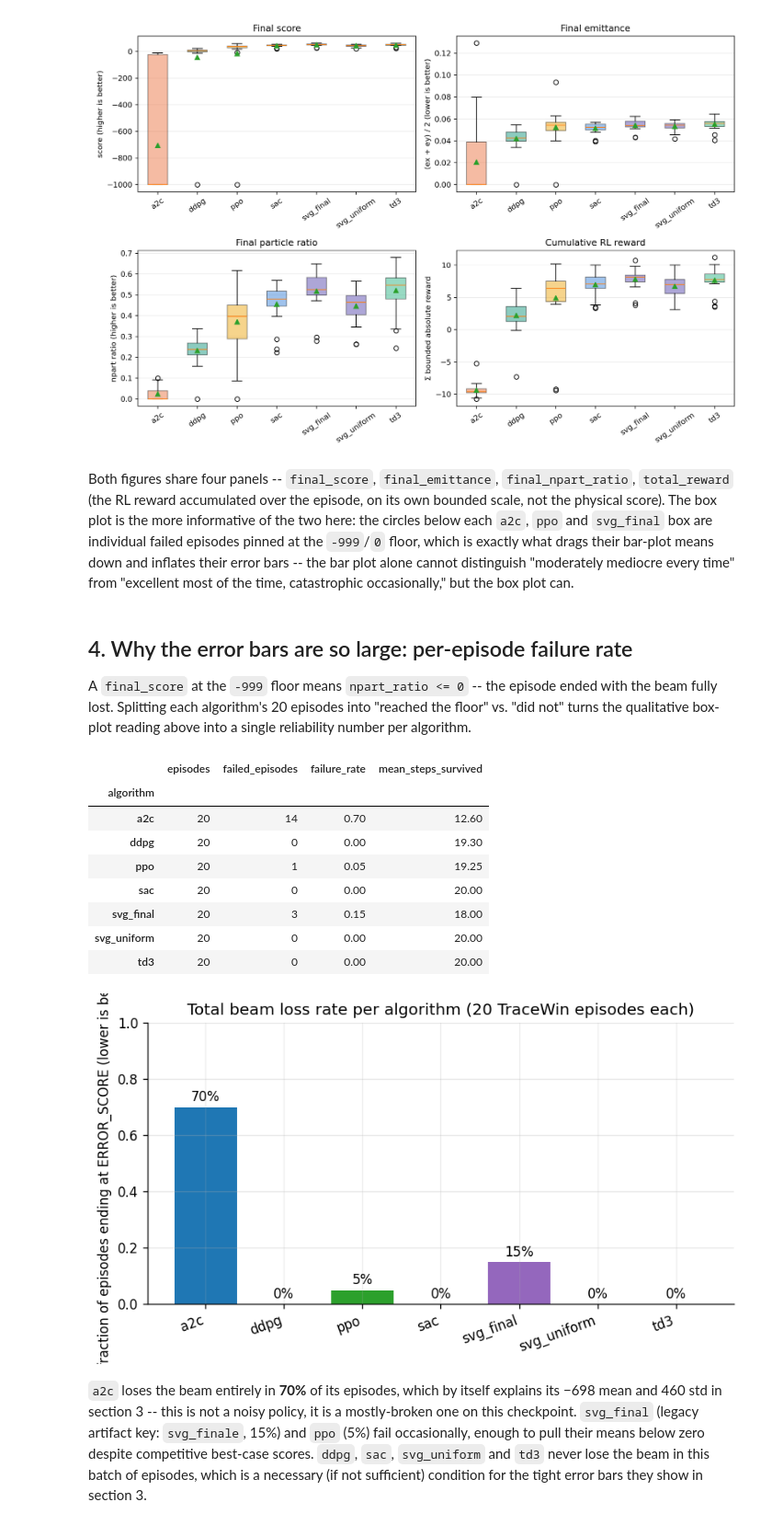
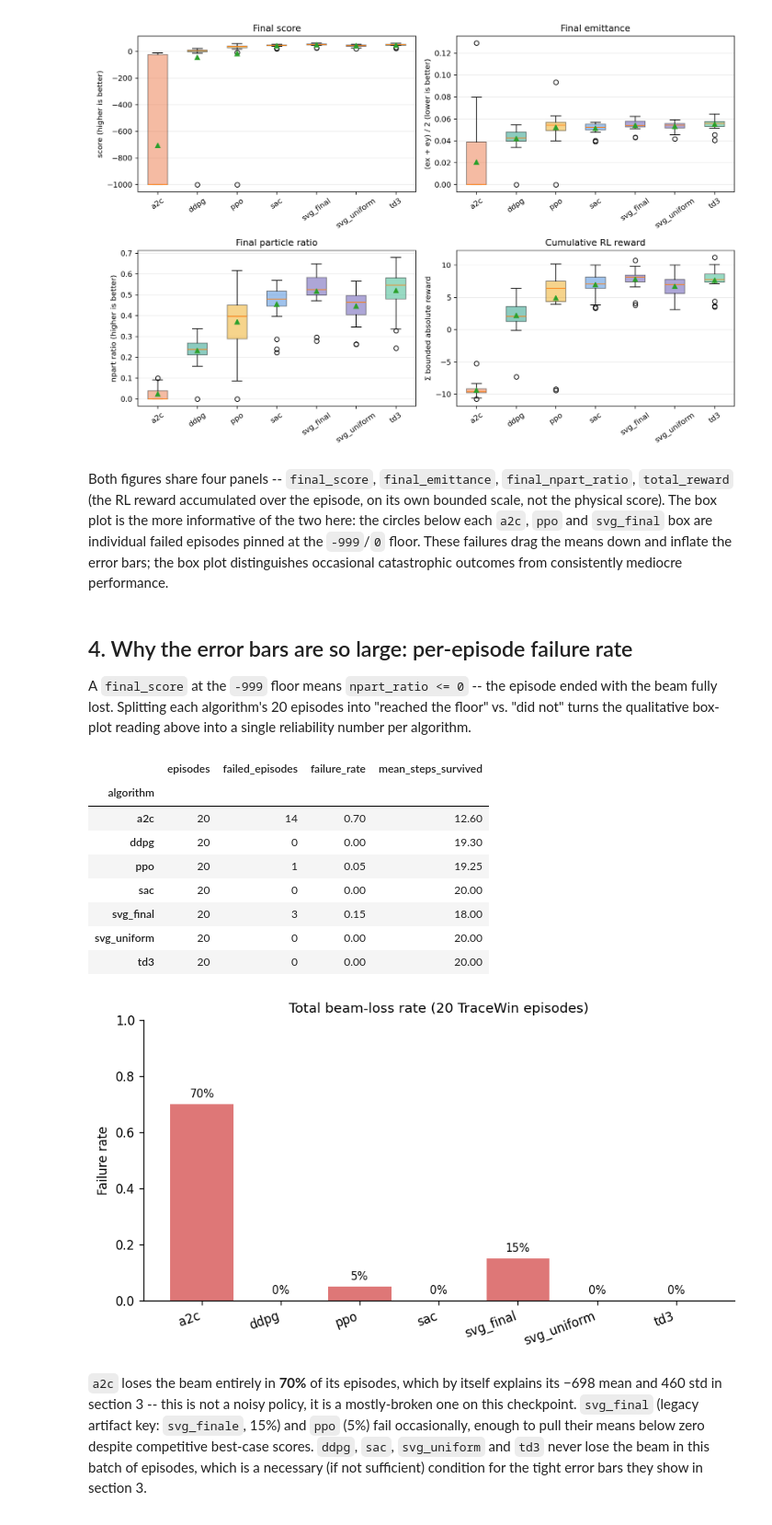
Before and after one commit to boorgoof/rl_beam_optimization, a Jupyter notebook: beam_optimization/results/benchmark_results_summary.ipynb, the cells around one changed output. Shown at 92% size. Cells and saved outputs as stored; diff of their text form; code cells hidden in the pictures.

```diff
--- a/beam_optimization/results/benchmark_results_summary.ipynb
+++ b/beam_optimization/results/benchmark_results_summary.ipynb
@@ -49,10 +41,13 @@ BENCHMARK_DIR = REPO_ROOT / "beam_optimization" / "results" / "benchmark"
 TRAIN_RUN_DIR = (REPO_ROOT / "beam_optimization" / "results" / "train" / "rl"
                  / "final_thesis_018_a015_s025_steps300k")
 BAYESIAN_DIR = (REPO_ROOT / "beam_optimization" / "results"
-                / "bayesian_opt" / "cold_start")
+                / "bayesian_opt" / "warm_start_workspace1_5x300")
+BENCHMARK_031_30_DIR = (BENCHMARK_DIR
+                        / "final_thesis_031_a015_s025_steps300k_workspace2_30steps")
 assert BENCHMARK_DIR.is_dir(), f"Missing benchmark folder: {BENCHMARK_DIR}"
 assert TRAIN_RUN_DIR.is_dir(), f"Missing training run: {TRAIN_RUN_DIR}"
 assert BAYESIAN_DIR.is_dir(), f"Missing Bayesian folder: {BAYESIAN_DIR}"
+assert BENCHMARK_031_30_DIR.is_dir(), f"Missing 30-step benchmark: {BENCHMARK_031_30_DIR}"
 
 import sys
 if str(REPO_ROOT) not in sys.path:
@@ -71,10 +66,18 @@ display_name = lambda name: DISPLAY_NAMES.get(name, name)
 
 plt.rcParams.update({
     "figure.dpi": 120,
+    "figure.facecolor": "white",
+    "axes.facecolor": "white",
     "axes.grid": True,
-    "grid.alpha": 0.22,
+    "grid.color": "#d9d9d9",
+    "grid.alpha": 0.45,
+    "grid.linewidth": 0.7,
     "axes.spines.top": False,
     "axes.spines.right": False,
+    "axes.titleweight": "normal",
+    "axes.titlesize": 11,
+    "font.size": 10,
+    "legend.frameon": False,
 })
 
 print("Repository     :", REPO_ROOT)
@@ -325,10 +601,9 @@ Both figures share four panels -- `final_score`, `final_emittance`,
 episode, on its own bounded scale, not the physical score). The box plot is
 the more informative of the two here: the circles below each `a2c`, `ppo` and
 `svg_final` box are individual failed episodes pinned at the `-999`/`0`
-floor, which is exactly what drags their bar-plot means down and inflates
-their error bars -- the bar plot alone cannot distinguish "moderately
-mediocre every time" from "excellent most of the time, catastrophic
-occasionally," but the box plot can.
+floor. These failures drag the means down and inflate the error bars; the box
+plot distinguishes occasional catastrophic outcomes from consistently mediocre
+performance.
 # %% [markdown]
 ## 4. Why the error bars are so large: per-episode failure rate
 
@@ -343,42 +618,44 @@ ERROR_SCORE = score_meta["error_score"]
 
 reliability_df = (
     episodes_df.groupby("algorithm")[["final_score", "n_steps"]]
     .apply(lambda g: pd.Series({
         "episodes": len(g),
         "failed_episodes": int((g["final_score"] <= ERROR_SCORE).sum()),
         "failure_rate": (g["final_score"] <= ERROR_SCORE).mean(),
         "mean_steps_survived": g["n_steps"].mean(),
     }), include_groups=False).loc[algorithms]
 )
 reliability_df["failed_episodes"] = reliability_df["failed_episodes"].astype(int)
 reliability_df["episodes"] = reliability_df["episodes"].astype(int)
 reliability_display = reliability_df.copy()
 reliability_display.index = reliability_display.index.map(display_name)
 display(reliability_display.round(3))
 
-fig, ax = plt.subplots(figsize=(7, 4))
-colors = plt.rcParams["axes.prop_cycle"].by_key()["color"][: len(algorithms)]
-ax.bar([display_name(name) for name in reliability_df.index], reliability_df["failure_rate"], color=colors)
-ax.set_ylabel("fraction of episodes ending at ERROR_SCORE (lower is better)")
-ax.set_title("Total beam loss rate per algorithm (20 TraceWin episodes each)")
+fig, ax = plt.subplots(figsize=(7.5, 4.2))
+colors = ["#4c78a8" if value == 0 else "#d95f5f" for value in reliability_df["failure_rate"]]
+ax.bar([display_name(name) for name in reliability_df.index],
+       reliability_df["failure_rate"], color=colors, alpha=0.85)
+ax.set_ylabel("Failure rate")
+ax.set_title("Total beam-loss rate (20 TraceWin episodes)")
 ax.set_ylim(0, 1)
-ax.grid(axis="y", alpha=0.3)
-for i, v in enumerate(reliability_df["failure_rate"]):
-    ax.text(i, v + 0.02, f"{v:.0%}", ha="center")
+ax.grid(axis="y")
+ax.grid(False, axis="x")
+for position, value in enumerate(reliability_df["failure_rate"]):
+    ax.text(position, value + 0.025, f"{value:.0%}", ha="center", fontsize=9)
 plt.setp(ax.get_xticklabels(), rotation=20, ha="right")
 fig.tight_layout()
 plt.show()
 # %% [output]
 |  | episodes | failed_episodes | failure_rate | mean_steps_survived |
 | algorithm |  |  |  |  |
 | a2c | 20 | 14 | 0.70 | 12.60 |
 | ddpg | 20 | 0 | 0.00 | 19.30 |
 | ppo | 20 | 1 | 0.05 | 19.25 |
 | sac | 20 | 0 | 0.00 | 20.00 |
 | svg_final | 20 | 3 | 0.15 | 18.00 |
 | svg_uniform | 20 | 0 | 0.00 | 20.00 |
 | td3 | 20 | 0 | 0.00 | 20.00 |
-[figure, old version]
+[figure, new version]
 # %% [markdown]
 `a2c` loses the beam entirely in **70%** of its episodes, which by itself
 explains its −698 mean and 460 std in section 3 -- this is not a noisy policy,
```
Also changed, not shown: parts of 24 cells of this notebook, 8 other files.
